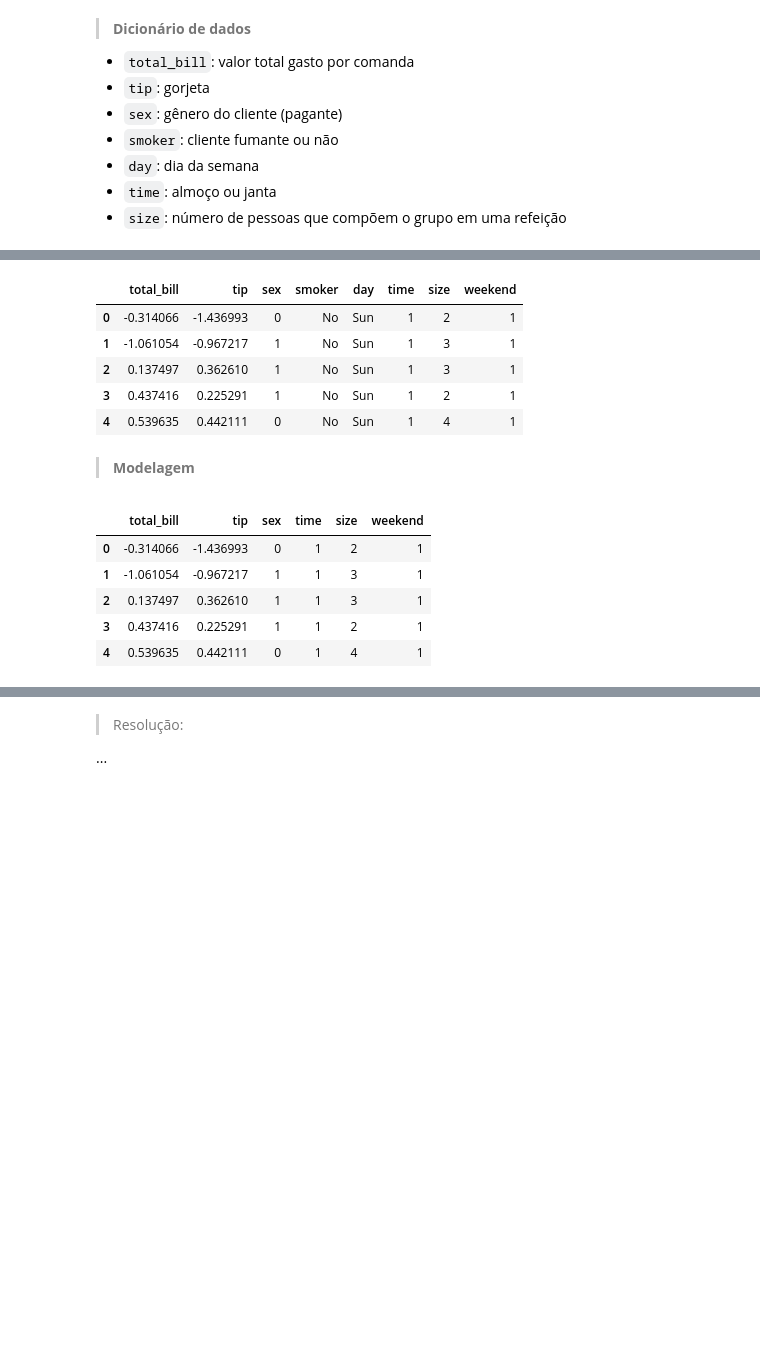
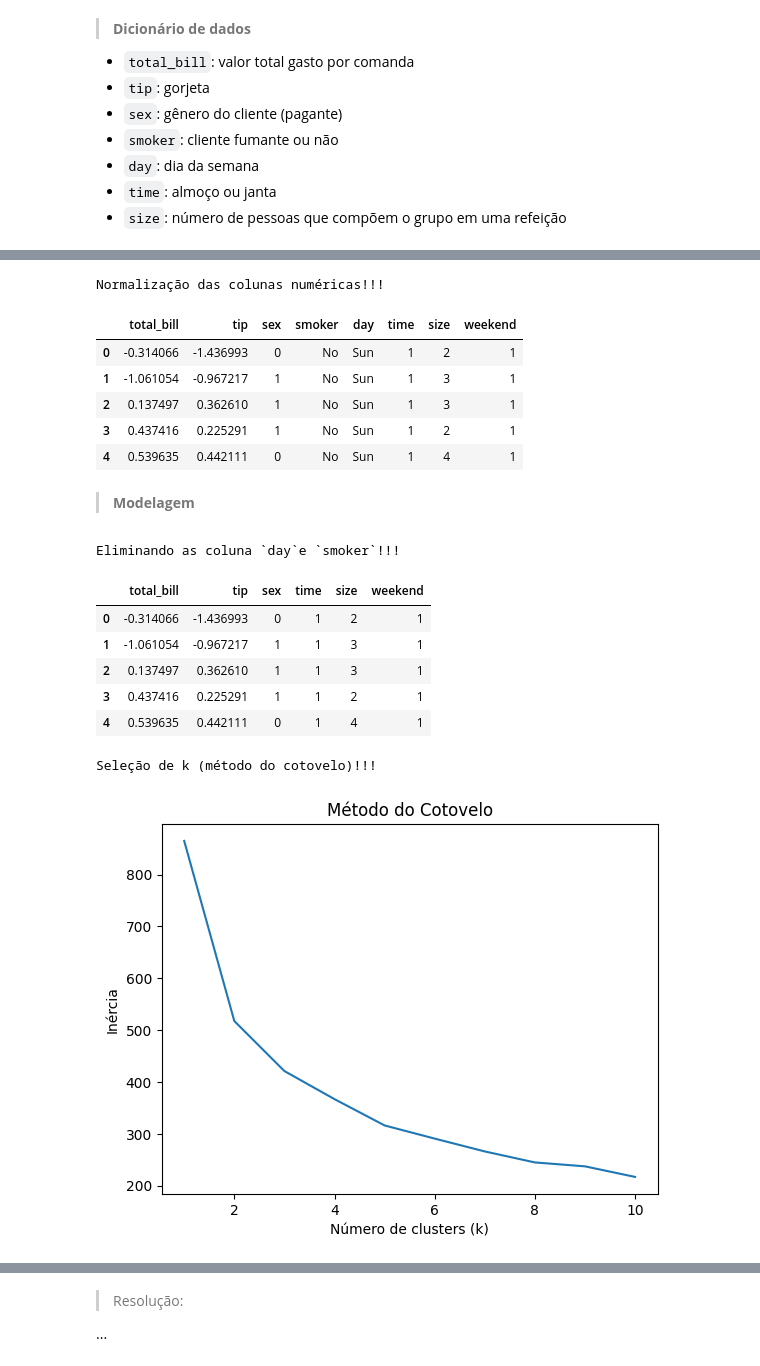
Before and after one commit to DallastaDaniel/ML_especializacao, a Jupyter notebook: Atividade_avaliativa_ML.ipynb, the cells around one changed output, grey strips where cells are left out. Saved outputs shown, nothing was run; the diff lists cells and outputs as text; code cells hidden in the pictures; blank space fills up the shorter version.

```diff
--- a/Atividade_avaliativa_ML.ipynb
+++ b/Atividade_avaliativa_ML.ipynb
@@ -128,15 +164,19 @@ dados_originais = dados.copy()
 # %%
 # Normalização das colunas numéricas:
-media_total_bill = dados['total_bill'].mean()
-desviopadrao_total_bill = dados['total_bill'].std()
-dados['total_bill'] = dados['total_bill'].apply(lambda registro: (registro - media_total_bill) / desviopadrao_total_bill )
+print("Normalização das colunas numéricas!!!")
 
-media_tip = dados['tip'].mean()
-desviopadrao_tip = dados['tip'].std()
+media_total_bill = dados['total_bill'].mean() # Média da coluna 'total_bill'
+desviopadrao_total_bill = dados['total_bill'].std() # Desvio padrão da coluna 'total_bill'
+dados['total_bill'] = dados['total_bill'].apply(lambda registro: (registro - media_total_bill) / desviopadrao_total_bill ) # Normalização da coluna 'total_bill'
+
+media_tip = dados['tip'].mean() # Média da coluna 'tip'
+desviopadrao_tip = dados['tip'].std() # Desvio padrão da coluna 'tip'
+# Normalização da coluna 'tip'
 dados['tip'] = dados['tip'].apply(lambda registro: (registro - media_tip) / desviopadrao_tip )
 
-dados.head()
+dados.head() # Exibe as 5 primeiras linhas do dataframe 'dados'
 # %% [output]
+Normalização das colunas numéricas!!!
 |  | total_bill | tip | sex | smoker | day | time | size | weekend |
 | 0 | -0.314066 | -1.436993 | 0 | No | Sun | 1 | 2 | 1 |
 | 1 | -1.061054 | -0.967217 | 1 | No | Sun | 1 | 3 | 1 |
@@ -147,9 +187,12 @@ dados.head()
 > **Modelagem**
 # %%
 # Eliminando as coluna `day`e `smoker`:
-dados.drop(['day', 'smoker'], axis=1, inplace=True)
+print("Eliminando as coluna `day`e `smoker`!!!")
+
+dados.drop(['day', 'smoker'], axis=1, inplace=True) # Elimina as colunas 'day' e 'smoker'
 dados.head()
 # %% [output]
+Eliminando as coluna `day`e `smoker`!!!
 |  | total_bill | tip | sex | time | size | weekend |
 | 0 | -0.314066 | -1.436993 | 0 | 1 | 2 | 1 |
 | 1 | -1.061054 | -0.967217 | 1 | 1 | 3 | 1 |
@@ -164,0 +202,22 @@ dados.head()
+# %%
+# Seleção de k (método do cotovelo):
+
+print("Seleção de k (método do cotovelo)!!!")
+
+# Lista para armazenar as inércias:
+inercias = []
+
+for k in range(1, 11): # Testa de 1 a 10 clusters
+    kmeans = KMeans(n_clusters=k) # Instancia o modelo K-means
+    kmeans.fit(dados) # Treina o modelo
+    inercias.append(kmeans.inertia_) # Armazena a inércia
+
+# Plotando o gráfico do método do cotovelo:
+plt.plot(range(1, 11), inercias)
+plt.xlabel('Número de clusters (k)')
+plt.ylabel('Inércia')
+plt.title('Método do Cotovelo')
+plt.show()
+# %% [output]
+Seleção de k (método do cotovelo)!!!
+[figure, added]
```
Also changed, not shown: parts of 12 cells of this notebook, 1 other file.
